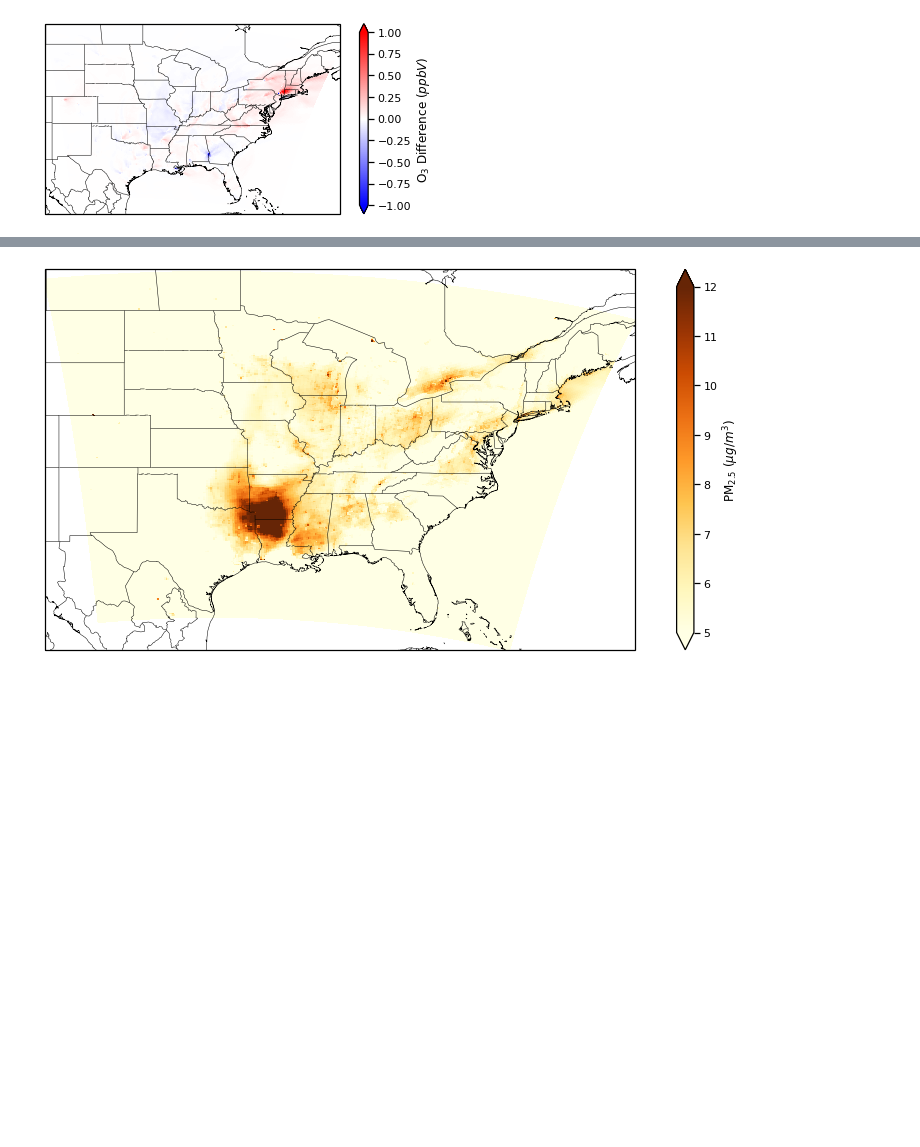
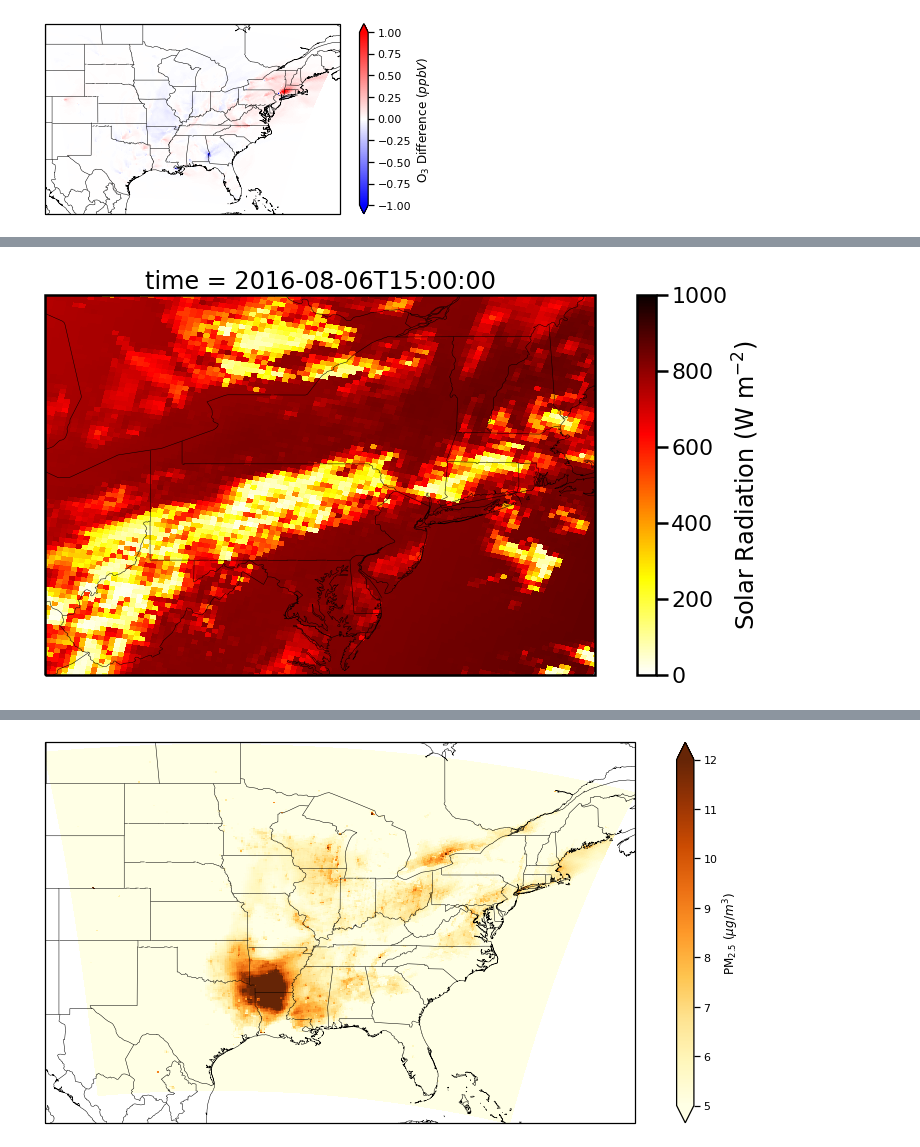
Before and after one commit to jeffreysward/cmaqpy, a Jupyter notebook: notebooks/Visualize cctm output dev.ipynb, the cells around one changed output, grey strips where cells are left out. Saved outputs shown, nothing was run; the diff lists cells and outputs as text; code cells hidden in the pictures; blank space fills up the shorter version.

```diff
--- a/notebooks/Visualize cctm output dev.ipynb
+++ b/notebooks/Visualize cctm output dev.ipynb
@@ -178,3 +149,11 @@ for ts in c.time:
+# %%
+rad_now = c1.SOL_RAD.sel(time='2016-08-06 15')
+plots.pollution_plot(rad_now, vmin=-1, vmax=1000, cmap=cm.get_cmap('hot_r'),
+               extent = [-83, -70, 37, 46],
+               cbar_label='Solar Radiation (W m$^{-2}$)',
+               titlestr=None, savefig=False, figpath='./pollution_plot.png')
+# %% [output]
+[figure, added]
 # %%
 # This creates a more involved plot
 pm25_now = c.PM25_TOT.sel(time='2016-08-12 12:00')
```
Also changed, not shown: parts of 10 cells of this notebook, 7 other files.
